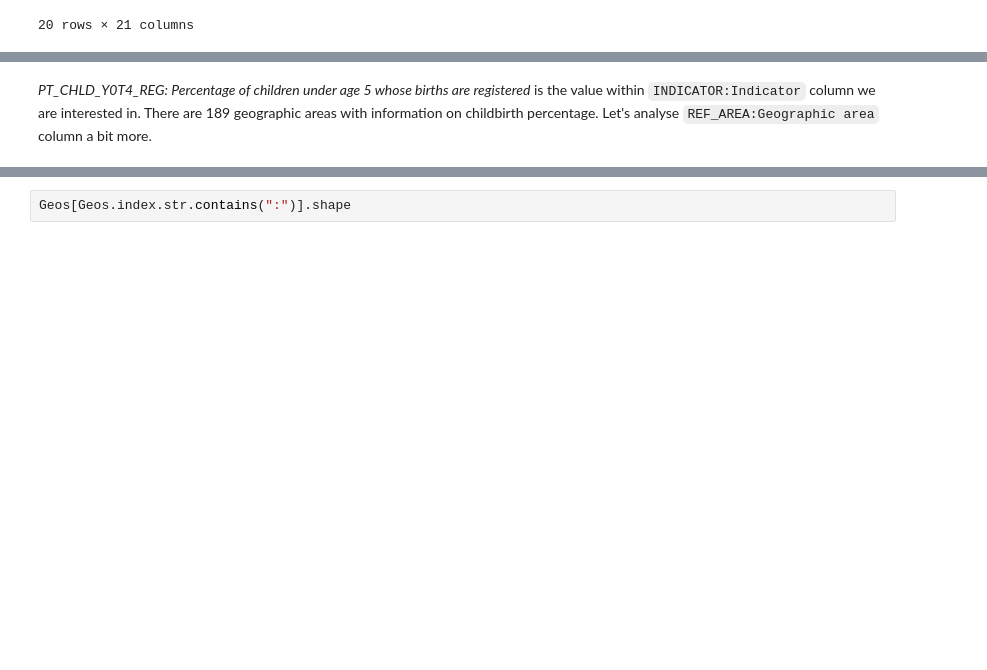
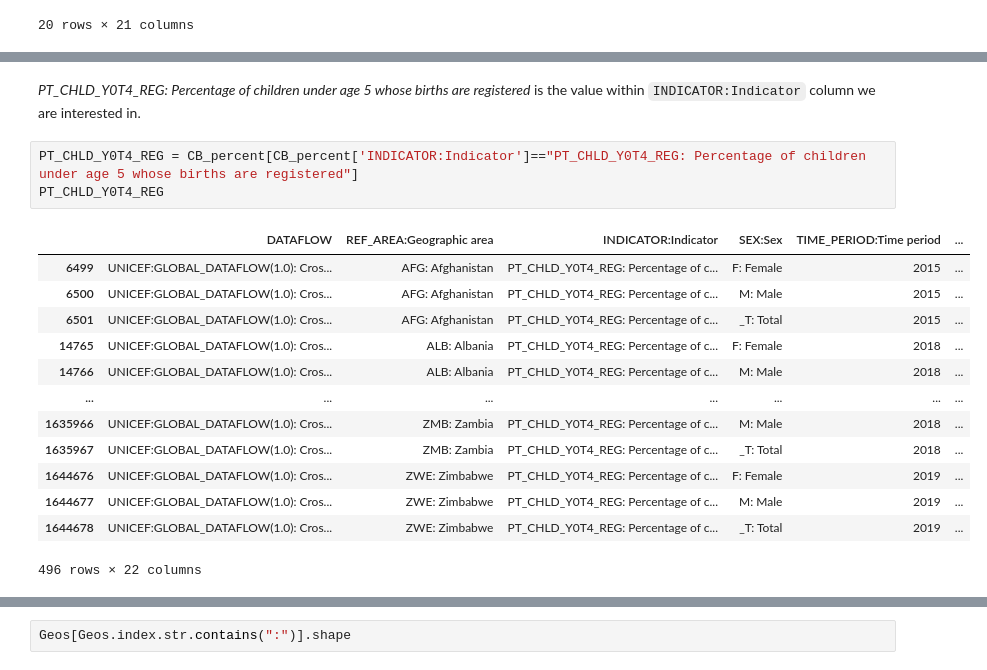
Before and after one commit to BorisMoric/UCDPA_BorisMoric, a Jupyter notebook: DataSets/Project_2.ipynb, the cells around one changed output, grey strips where cells are left out. Drawn from its saved outputs; the diff is of its cells as text; blank space fills up the shorter version.

```diff
--- a/DataSets/Project_2.ipynb
+++ b/DataSets/Project_2.ipynb
@@ -411,3 +311,19 @@ CB_Ind[CB_Ind.index.str.contains("PT_CHLD_Y0T4_REG")]
 # %% [markdown]
 *PT_CHLD_Y0T4_REG: Percentage of children under age 5 whose births are registered* is the value within `INDICATOR:Indicator` column we are interested in.
-There are 189 geographic areas with information on childbirth percentage. Let's analyse `REF_AREA:Geographic area` column a bit more.
+# %%
+PT_CHLD_Y0T4_REG = CB_percent[CB_percent['INDICATOR:Indicator']=="PT_CHLD_Y0T4_REG: Percentage of children under age 5 whose births are registered"]
+PT_CHLD_Y0T4_REG
+# %% [output]
+|  | DATAFLOW | REF_AREA:Geographic area | INDICATOR:Indicator | SEX:Sex | TIME_PERIOD:Time period | ... |
+| 6499 | UNICEF:GLOBAL_DATAFLOW(1.0): Cros... | AFG: Afghanistan | PT_CHLD_Y0T4_REG: Percentage of c... | F: Female | 2015 | ... |
+| 6500 | UNICEF:GLOBAL_DATAFLOW(1.0): Cros... | AFG: Afghanistan | PT_CHLD_Y0T4_REG: Percentage of c... | M: Male | 2015 | ... |
+| 6501 | UNICEF:GLOBAL_DATAFLOW(1.0): Cros... | AFG: Afghanistan | PT_CHLD_Y0T4_REG: Percentage of c... | _T: Total | 2015 | ... |
+| 14765 | UNICEF:GLOBAL_DATAFLOW(1.0): Cros... | ALB: Albania | PT_CHLD_Y0T4_REG: Percentage of c... | F: Female | 2018 | ... |
+| 14766 | UNICEF:GLOBAL_DATAFLOW(1.0): Cros... | ALB: Albania | PT_CHLD_Y0T4_REG: Percentage of c... | M: Male | 2018 | ... |
+| ... | ... | ... | ... | ... | ... | ... |
+| 1635966 | UNICEF:GLOBAL_DATAFLOW(1.0): Cros... | ZMB: Zambia | PT_CHLD_Y0T4_REG: Percentage of c... | M: Male | 2018 | ... |
+| 1635967 | UNICEF:GLOBAL_DATAFLOW(1.0): Cros... | ZMB: Zambia | PT_CHLD_Y0T4_REG: Percentage of c... | _T: Total | 2018 | ... |
+| 1644676 | UNICEF:GLOBAL_DATAFLOW(1.0): Cros... | ZWE: Zimbabwe | PT_CHLD_Y0T4_REG: Percentage of c... | F: Female | 2019 | ... |
+| 1644677 | UNICEF:GLOBAL_DATAFLOW(1.0): Cros... | ZWE: Zimbabwe | PT_CHLD_Y0T4_REG: Percentage of c... | M: Male | 2019 | ... |
+| 1644678 | UNICEF:GLOBAL_DATAFLOW(1.0): Cros... | ZWE: Zimbabwe | PT_CHLD_Y0T4_REG: Percentage of c... | _T: Total | 2019 | ... |
+496 rows × 22 columns
```
Also changed, not shown: parts of 47 cells of this notebook, 1 other file.
